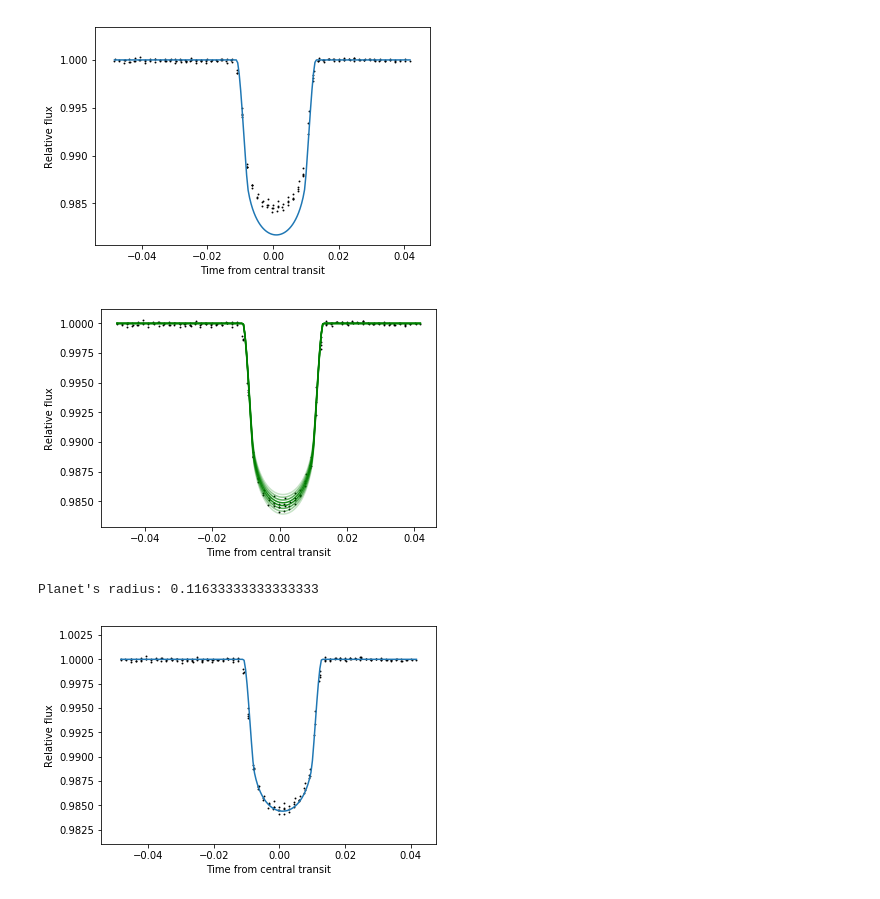
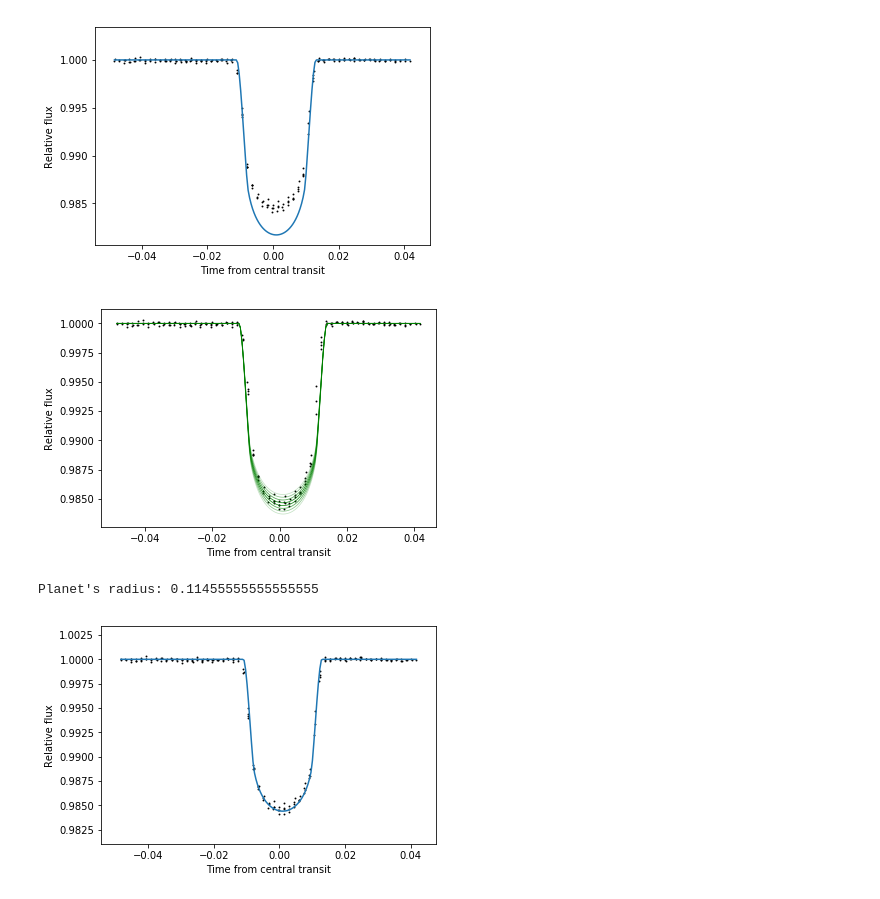
Before and after one commit to PierricJoulot/Astronomy, a Jupyter notebook: Lightcurves/EPIC228735255/EPIC228735255.ipynb, the cells around one changed output. Saved outputs shown, nothing was run; the diff lists cells and outputs as text; code cells hidden in the pictures.

```diff
--- a/Lightcurves/EPIC228735255/EPIC228735255.ipynb
+++ b/Lightcurves/EPIC228735255/EPIC228735255.ipynb
@@ -201,32 +201,32 @@ plt.show()
 # %%
 plt.xlabel("Time from central transit")
 plt.ylabel("Relative flux")
 radii = np.linspace(0.111, 0.119, 10)
 possible_radii = []
 for r in radii:
         params.rp = r                           #updates planet radius
         new_flux = m.light_curve(params)
-        plt.plot(t, new_flux, alpha = 1 - abs(r - ((0.119+0.111)/2))/((0.119-0.111)/2), color='green')
+        plt.plot(t, new_flux, alpha = 1 - abs(r - ((0.119+0.111)/2))/((0.119-0.111)/2), color='green', linewidth=0.8)
         diff = 0
         count = 0
         for f in new_flux:
             diff += abs(lc_transit.flux[count]-f)
             count += 1
         possible_radii.append([r,diff])
 
 
 plt.scatter(lc_transit.time, lc_transit.flux, s=.8, c='k')
 plt.show()
 pos_min = 0
 for i in range(0,len(possible_radii)-1):
     if (possible_radii[i][1]<possible_radii[i+1][1] and possible_radii[i][1]<possible_radii[pos_min][1]):
         pos_min = i
 
 print("Planet's radius: " + str(possible_radii[pos_min][0]))
 params.rp = possible_radii[pos_min][0]
 # %% [output]
-[figure, old version]
+[figure, new version]
-Planet's radius: 0.11633333333333333
+Planet's radius: 0.11455555555555555
 # %%
 m = batman.TransitModel(params, t)    #initializes model
 flux = m.light_curve(params)  #calculates light curve
```
Also changed, not shown: parts of 2 cells of this notebook, 1 other file.
